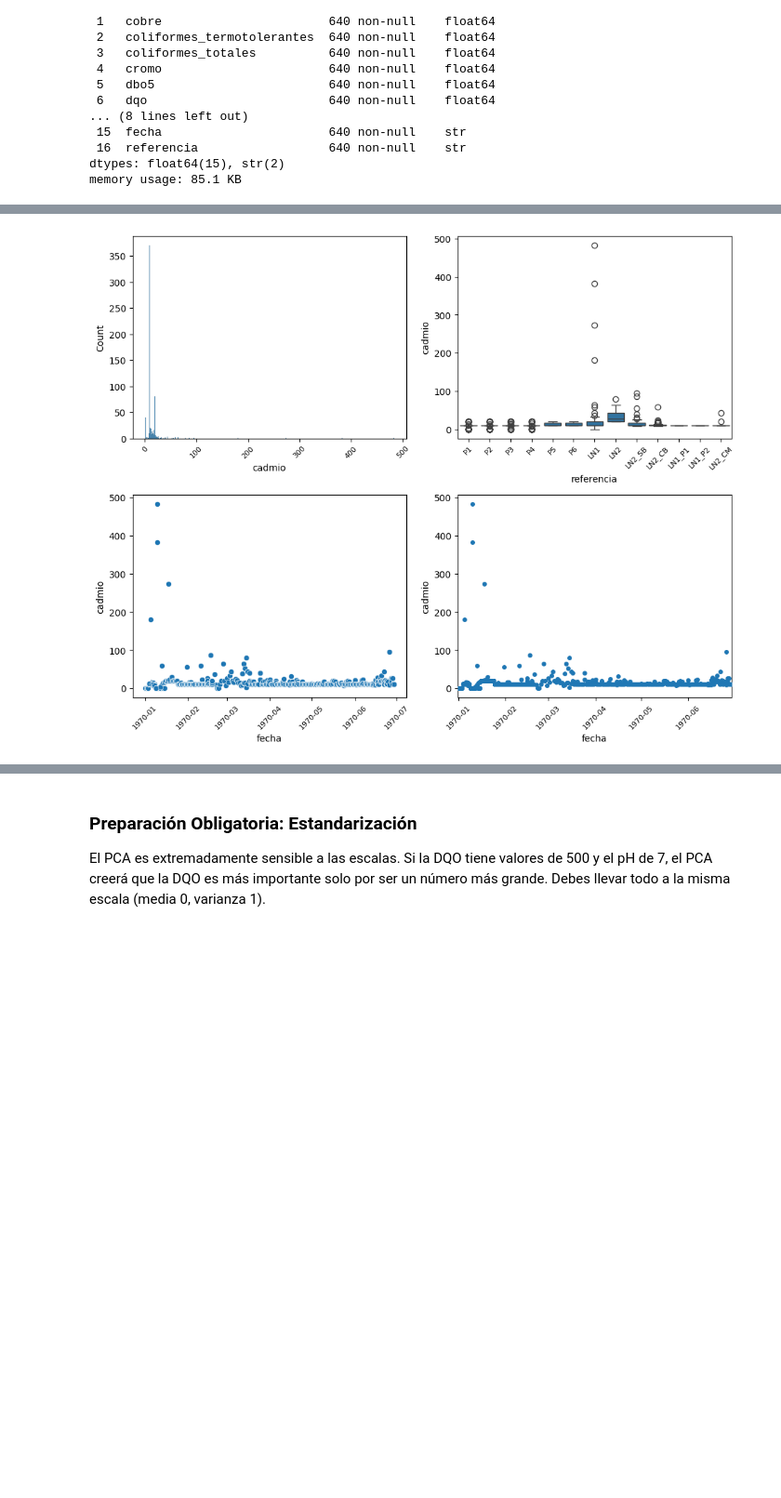
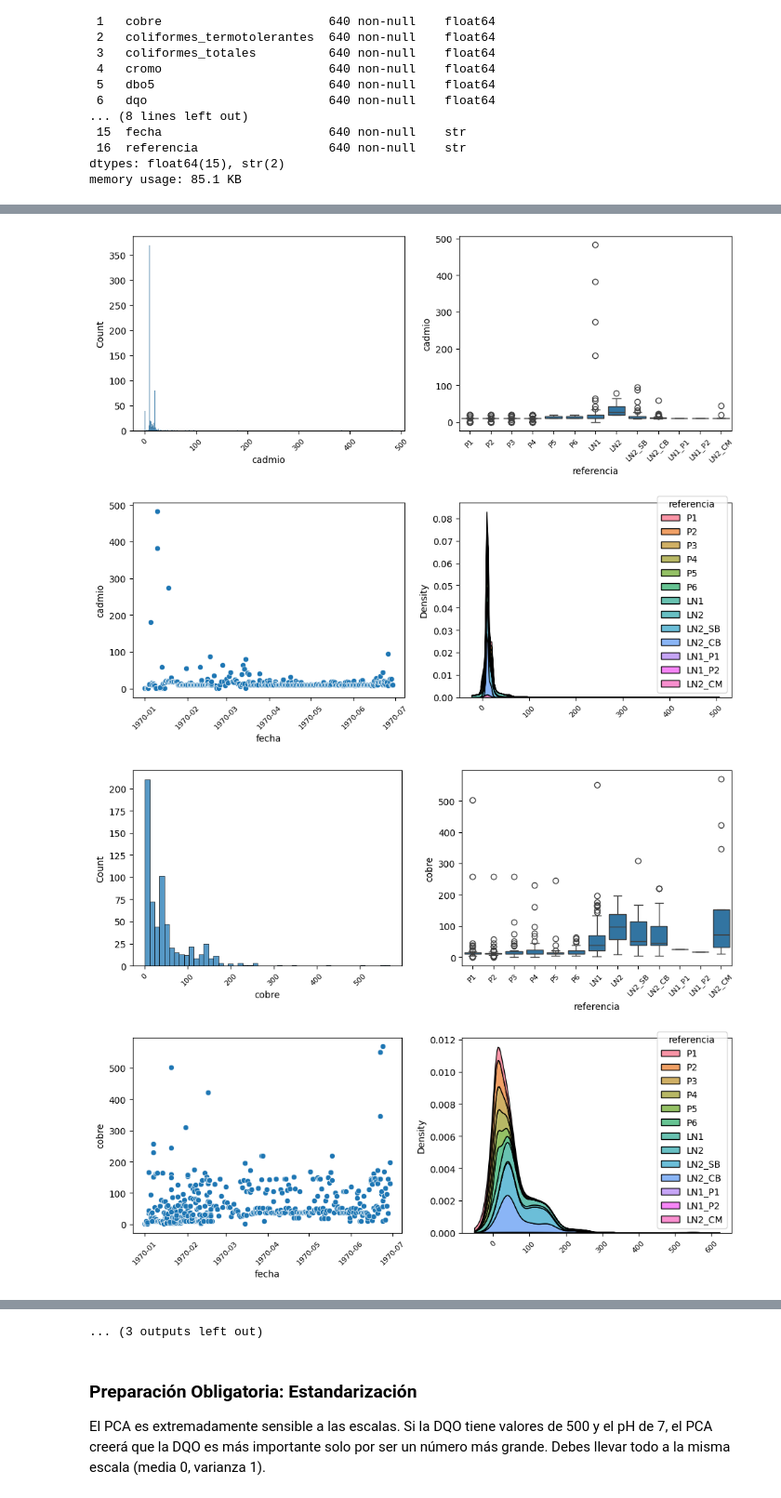
Before and after one commit to mikdevio/metane_production_model, a Jupyter notebook: notebooks/01_pretratamiento.ipynb, the cells around one changed output, grey strips where cells are left out. Shown at 93% size. Saved outputs shown, nothing was run; the diff lists cells and outputs as text; code cells hidden in the pictures; blank space fills up the shorter version.

Commit message:
Added new graphs and analysis of results

```diff
--- a/notebooks/01_pretratamiento.ipynb
+++ b/notebooks/01_pretratamiento.ipynb
@@ -131,26 +131,38 @@ data_fixed.to_csv("./results/data_fixed.csv", index=False)
 | 75% | 15.413470 | 59.165000 | 2.496500e+04 | 5.400000e+04 | 355.738000 | 14.545000 | 28.363650 | 28.238200 | ... |
 | max | 482.800000 | 569.140000 | 1.100000e+07 | 1.700000e+07 | 989.200000 | 990.000000 | 891.000000 | 394.000000 | ... |
 # %%
-column_name = 'cadmio'
 
-fig_1, axes_1 = plt.subplots(2, 2, figsize=(10, 8))
-sns.histplot(data=data_fixed, x=column_name, ax=axes_1[0, 0])
-sns.boxplot(data=data_fixed, x='referencia', y=column_name, ax=axes_1[0, 1])
-sns.scatterplot(data=data_fixed, x='fecha', y=column_name, ax=axes_1[1, 0])
-sns.stripplot(data=data_fixed, x='fecha', y=column_name, ax=axes_1[1, 1])
+column_names = data_fixed.drop(columns=['fecha', 'referencia']).columns.to_list()
 
-# sns.lineplot(data=data_fixed, x='fecha', y=column_name, ax=axes_1[1, 1])
+for column_name in column_names:
 
-axes_1[1, 0].xaxis.set_major_formatter(mdates.DateFormatter('%Y-%m'))
-axes_1[1, 0].xaxis.set_major_locator(mdates.MonthLocator())
+    fig_1, axes_1 = plt.subplots(2, 2, figsize=(10, 8))
+    sns.histplot(data=data_fixed, x=column_name, ax=axes_1[0, 0])
+    sns.boxplot(data=data_fixed, x='referencia', y=column_name, ax=axes_1[0, 1])
+    sns.scatterplot(data=data_fixed, x='fecha', y=column_name, ax=axes_1[1, 0])
+    sns.kdeplot(
+        data=data_fixed,
+        x=column_name,
+        bw_adjust=1,
+        hue="referencia",
+        multiple="stack",
+        ax=axes_1[1, 1],
 
-axes_1[1, 1].xaxis.set_major_formatter(mdates.DateFormatter('%Y-%m'))
-axes_1[1, 1].xaxis.set_major_locator(mdates.MonthLocator())
+    )
 
-for ax in axes_1.flat:
-    ax.tick_params(axis='x', rotation=45, labelsize=8)
+    axes_1[1, 0].xaxis.set_major_formatter(mdates.DateFormatter('%Y-%m'))
+    axes_1[1, 0].xaxis.set_major_locator(mdates.MonthLocator())
 
-plt.tight_layout()  # Prevents overlap
-plt.show()
+    # axes_1[1, 1].xaxis.set_major_formatter(mdates.DateFormatter('%Y-%m'))
+    # axes_1[1, 1].xaxis.set_major_locator(mdates.MonthLocator())
+    axes_1[1, 1].set(xlabel=None)
+
+    for ax in axes_1.flat:
+        ax.tick_params(axis='x', rotation=45, labelsize=8)
+
+    plt.tight_layout()  # Prevents overlapv
+    plt.savefig(f'./graphs/initial/initial_{column_name}.png')
+    plt.show()
 # %% [output]
-[figure, old version]
+[figure, new version]
+[figure, added]
@@ -157,3 +179,4 @@ plt.show()
+... (3 outputs left out)
 # %% [markdown]
 ### Preparación Obligatoria: Estandarización
 
```
Also changed, not shown: parts of 2 cells of this notebook, 7 other files.
